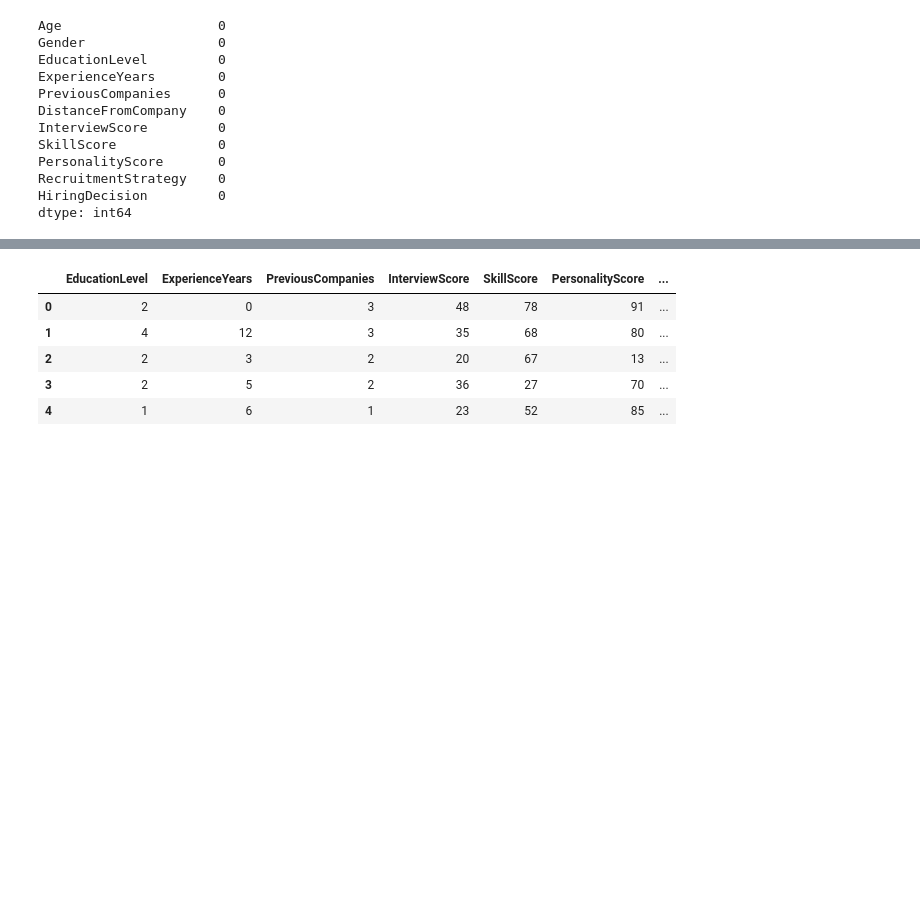
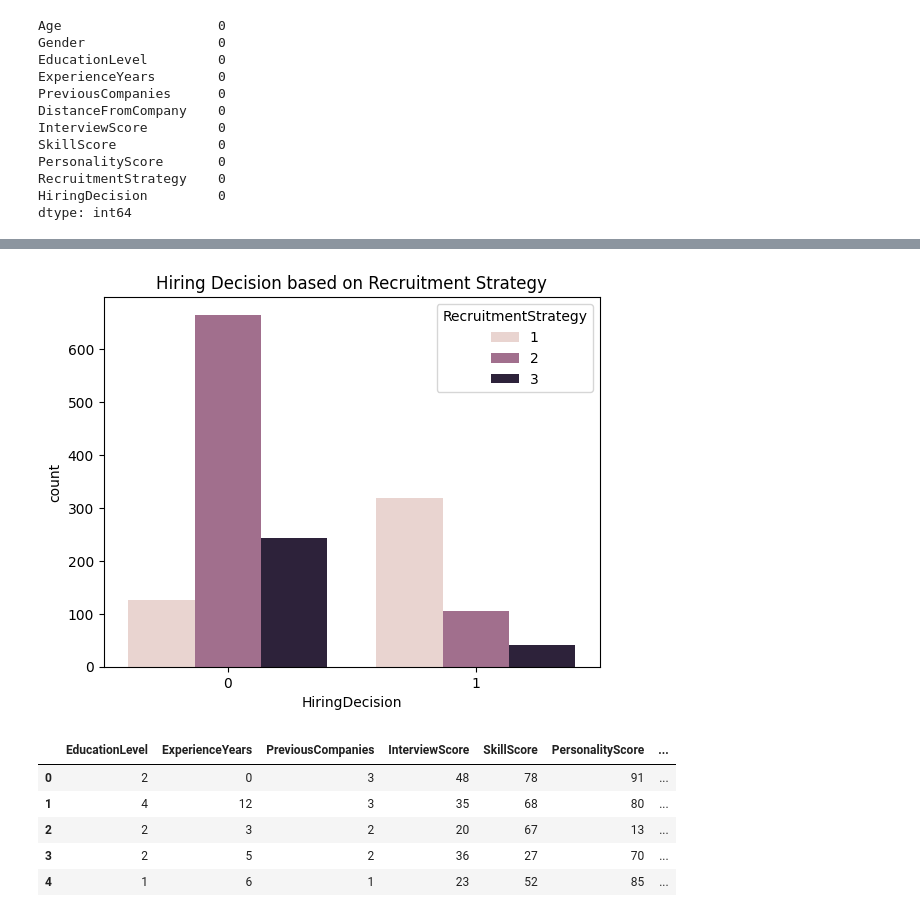
Before and after one commit to Kaizerioo/Predicting_Hiring_Decisions, a Jupyter notebook: code.ipynb, the cells around one changed output, grey strips where cells are left out. Saved outputs shown, nothing was run; the diff lists cells and outputs as text; code cells hidden in the pictures; blank space fills up the shorter version.

```diff
--- a/code.ipynb
+++ b/code.ipynb
@@ -71,3 +78,9 @@ plt.show()
+# %%
+sns.countplot(df,x='HiringDecision', hue= 'RecruitmentStrategy')
+plt.title("Hiring Decision based on Recruitment Strategy")
+plt.show()
+# %% [output]
+[figure, added]
 # %%
 temp_df = df
 # %%
```
Also changed, not shown: parts of 20 cells of this notebook, 4 other files.
